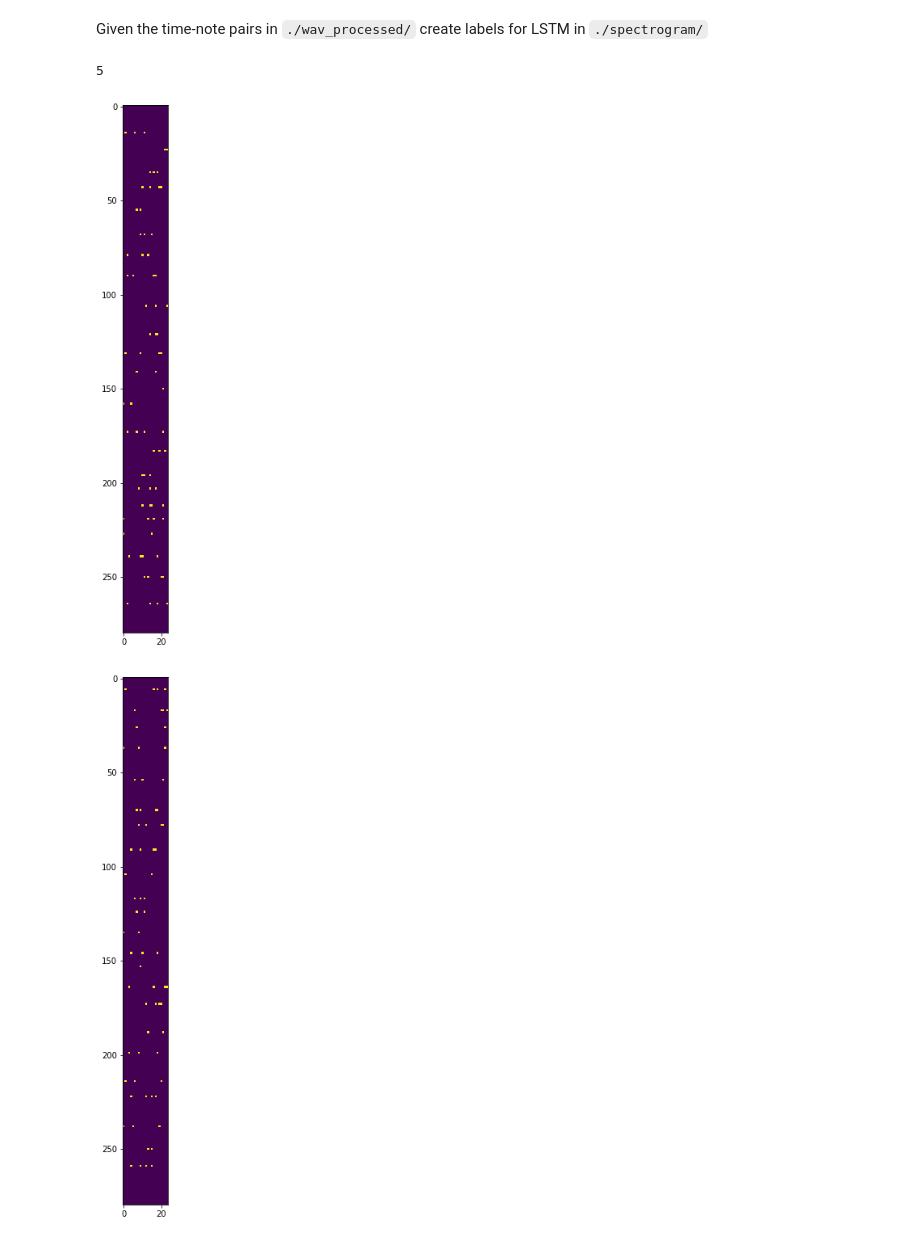
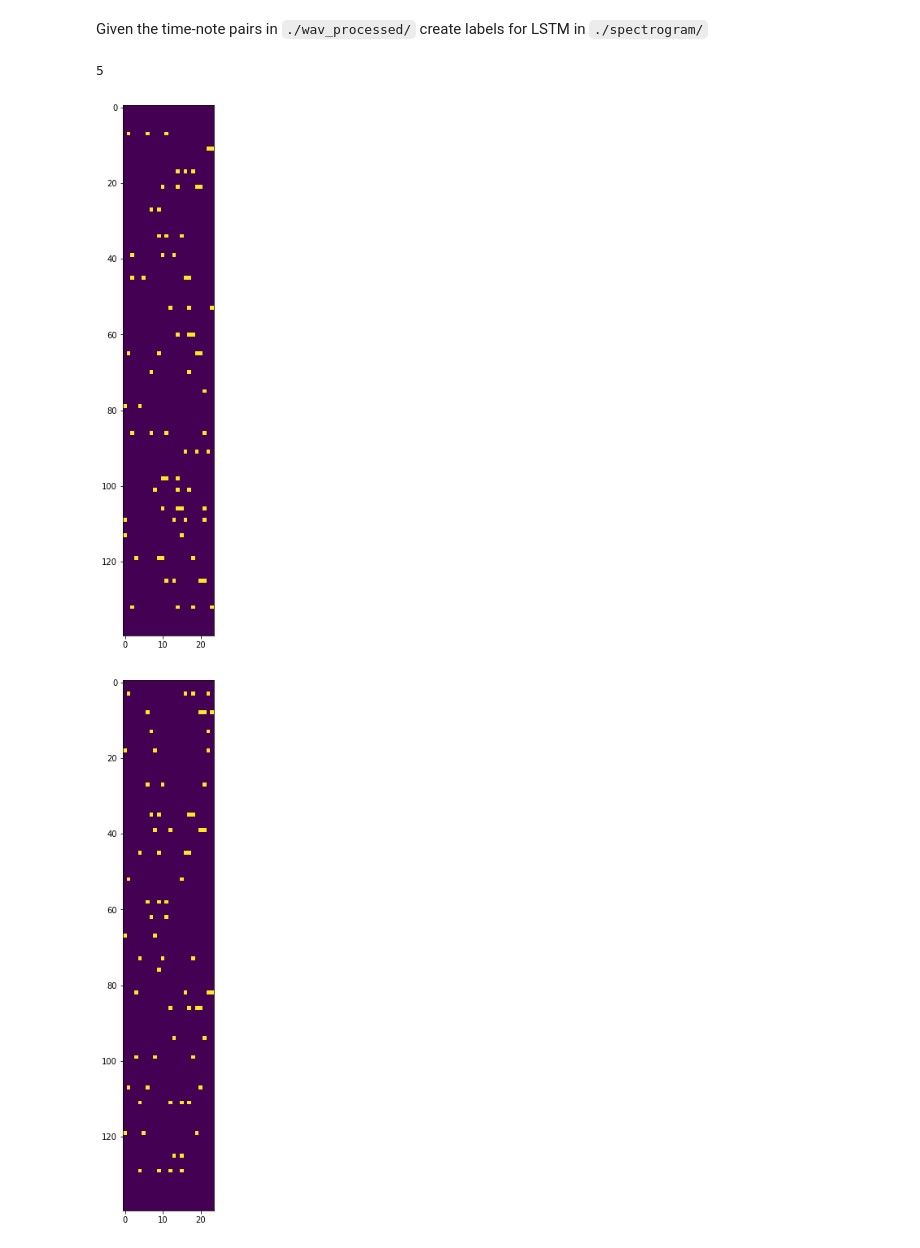
Before and after one commit to tonghuikang/musicpygame, a Jupyter notebook: august/preparations/06_generate_label.ipynb, the cells around one changed output. Drawn from its saved outputs; the diff is of its cells as text; code cells hidden in the pictures.

```diff
--- a/august/preparations/06_generate_label.ipynb
+++ b/august/preparations/06_generate_label.ipynb
@@ -13,28 +13,28 @@ def generate_label(filename):
 
 #     time_note_array = np.array(sorted(time_note_array, key=lambda x: x[0]))
 
-    labels = np.zeros((280,24))
+    labels = np.zeros((140,24))
     for i,entry in enumerate(time_note_array):
         time, note = entry
-        time_slice = int((time*44100/(27*2**7))//1)
+        time_slice = int((time/2*44100/(27*2**7))//1)  # divide 2 because bpm is 120
         labels[time_slice, int(note)] = 1
 
-#     plt.figure(figsize=(12,12))
-#     plt.imshow(labels)
+    plt.figure(figsize=(12,12))
+    plt.imshow(labels)
 
     np.save("label/" + filename[-20:-4], labels)
 # %%
 import glob
 
-notes = glob.glob("notes/*")
+notes = glob.glob("notes/*.npy")
 print(len(notes))
 
 for filename in notes:
 #     sound_id = filename[-20:-4]
 #     time_note_array = np.load(filename)
 #     time_array, note_array = np.transpose(time_note_array)
     generate_label(filename)
 # %% [output]
 5
-[figure, old version]
+[figure, new version]
-[figure, old version]
+[figure, new version]
```
Also changed, not shown: parts of 1 cell of this notebook, 1 other file.
